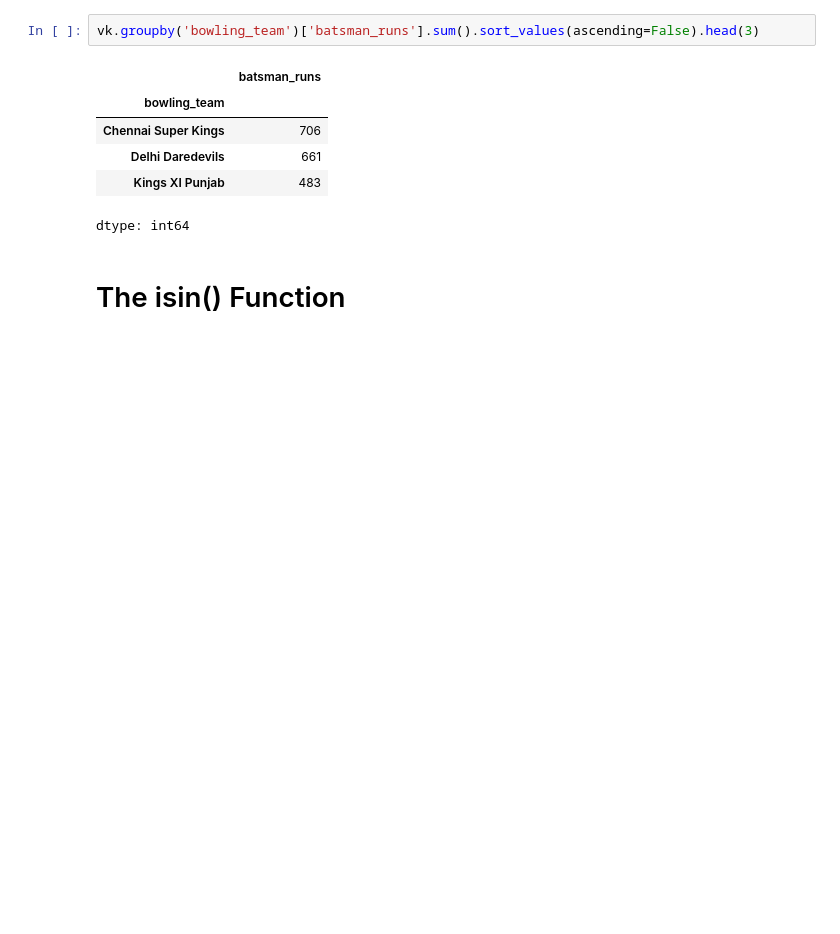
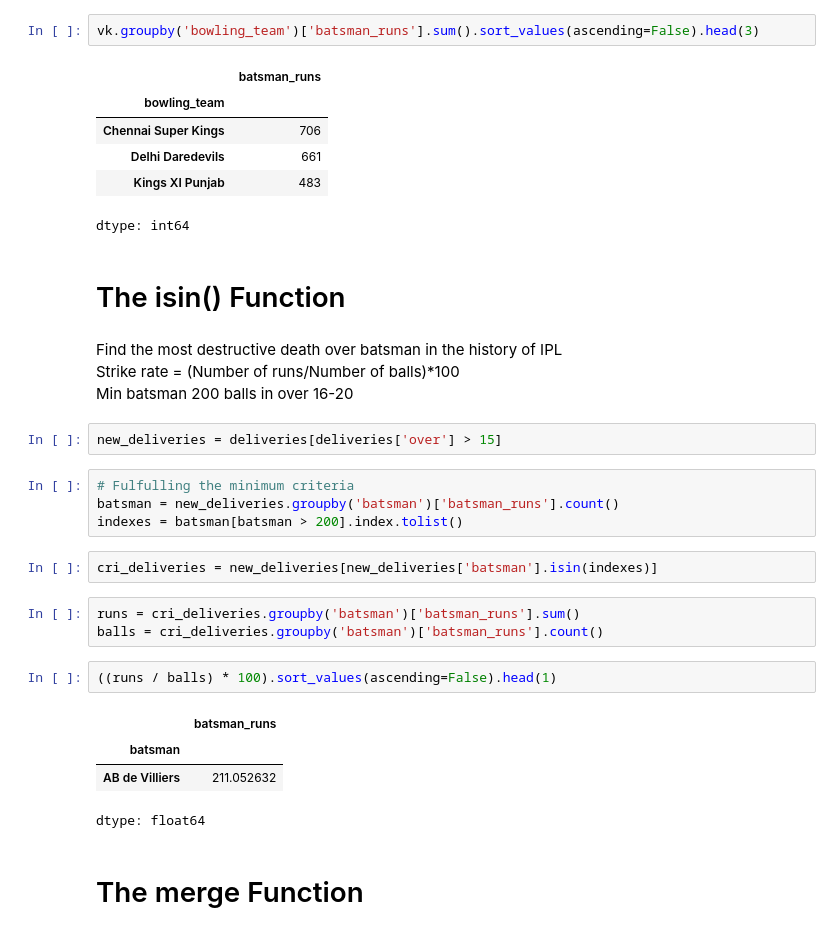
Before and after one commit to ebuillent13yadav/Pandas_Notes, a Jupyter notebook: Pandas_Turtorial.ipynb, the cells around one changed output. Cells and saved outputs as stored; diff of their text form; blank space fills up the shorter version.

```diff
--- a/Pandas_Turtorial.ipynb
+++ b/Pandas_Turtorial.ipynb
@@ -501,3 +501,27 @@ vk.groupby('bowling_team')['batsman_runs'].sum().sort_values(ascending=False).he
 dtype: int64
 # %% [markdown]
 # The isin() Function
+# %% [markdown]
+Find the most destructive death over batsman in the history of IPL<br>
+Strike rate = (Number of runs/Number of balls)*100<br>
+Min batsman 200 balls in over 16-20
+# %%
+new_deliveries = deliveries[deliveries['over'] > 15]
+# %%
+# Fulfulling the minimum criteria
+batsman = new_deliveries.groupby('batsman')['batsman_runs'].count()
+indexes = batsman[batsman > 200].index.tolist()
+# %%
+cri_deliveries = new_deliveries[new_deliveries['batsman'].isin(indexes)]
+# %%
+runs = cri_deliveries.groupby('batsman')['batsman_runs'].sum()
+balls = cri_deliveries.groupby('batsman')['batsman_runs'].count()
+# %%
+((runs / balls) * 100).sort_values(ascending=False).head(1)
+# %% [output]
+|  | batsman_runs |
+| batsman |  |
+| AB de Villiers | 211.052632 |
+dtype: float64
+# %% [markdown]
+# The merge Function
```
